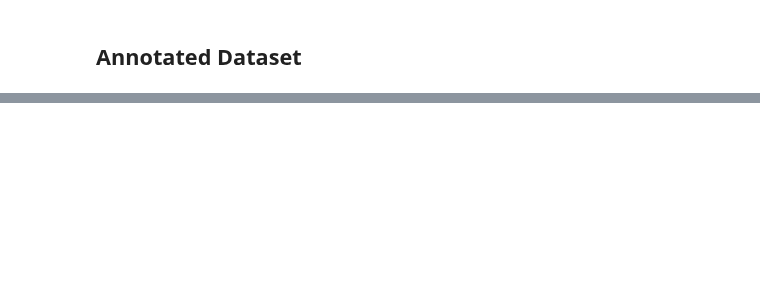
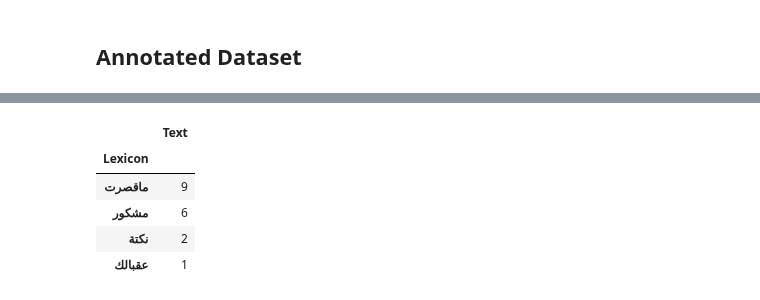
Before and after one commit to d7miiZ/Dialect-Graduation-Project, a Jupyter notebook: code/embeddings_idea/test_lexicons.ipynb, the cells around one changed output, grey strips where cells are left out. Saved outputs shown, nothing was run; the diff lists cells and outputs as text; code cells hidden in the pictures; blank space fills up the shorter version.

```diff
--- a/code/embeddings_idea/test_lexicons.ipynb
+++ b/code/embeddings_idea/test_lexicons.ipynb
@@ -33,0 +167,3 @@ df
+# %%
+df_egy = df[df["Region"] == "EGY"]
+df_glf = df[df["Region"] == "GLF"]
@@ -33,0 +172,4 @@ df
+# %%
+df_egy["Contains_Lexicon"] = df_egy["Text"].apply(lambda text: any(lexicon in text for lexicon in egy_joy))
+df_egy = df_egy[df_egy["Contains_Lexicon"]]
+df_egy["Lexicon"] = df_egy["Text"].apply(get_lexicons,args=(egy_joy,))
@@ -33,0 +188,10 @@ df
+# %%
+for text in df_egy[df_egy["Contains_Lexicon"]]["Text"]:
+    formattedText = []
+    for word in text.split():
+        if any(lexicon in word for lexicon in egy_joy):
+            formattedText.append(colored(word,'white','on_red'))
+        else:
+            formattedText.append(word)
+    print(" ".join(formattedText))
+    print("-----------------")
@@ -33,0 +207,4 @@ df
+# %%
+df_glf["Contains_Lexicon"] = df_glf["Text"].apply(lambda text: any(lexicon in text for lexicon in glf_joy))
+df_glf = df_glf[df_glf["Contains_Lexicon"]]
+df_glf["Lexicon"] = df_glf["Text"].apply(get_lexicons,args=(glf_joy,))
@@ -33,0 +217,9 @@ df
+# %%
+df_glf.groupby(["Lexicon"]).agg({"Text" : "count"}).sort_values("Text", ascending=False)
+# %% [output]
+|  | Text |
+| Lexicon |  |
+| ماقصرت | 9 |
+| مشكور | 6 |
+| نكتة | 2 |
+| عقبالك | 1 |
```
Also changed, not shown: parts of 37 cells of this notebook, 2 other files.
